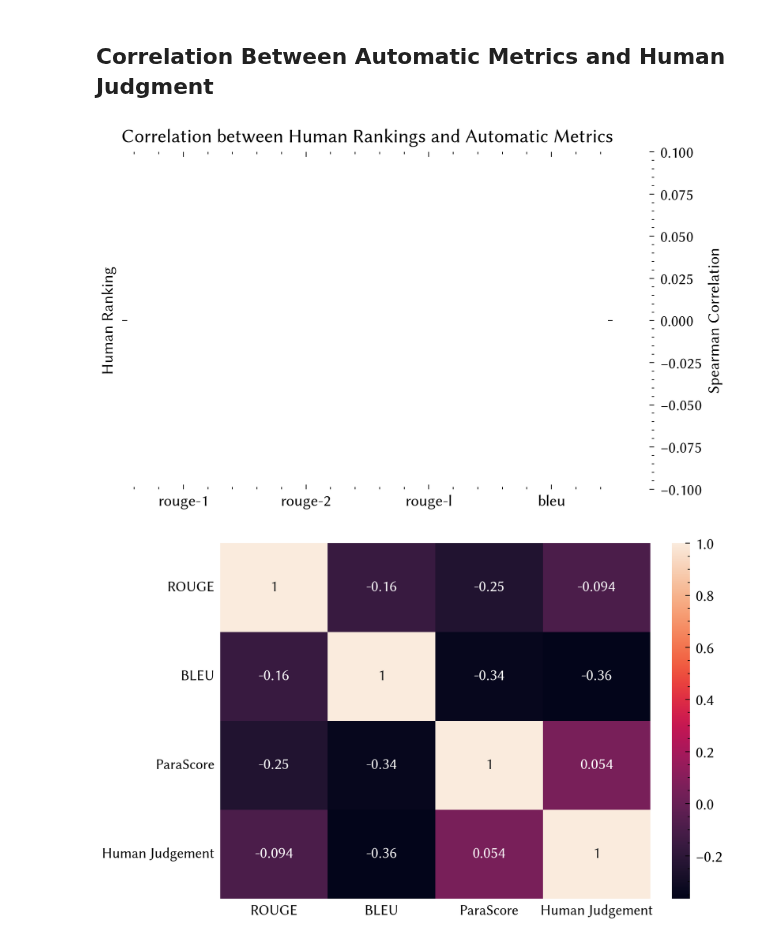
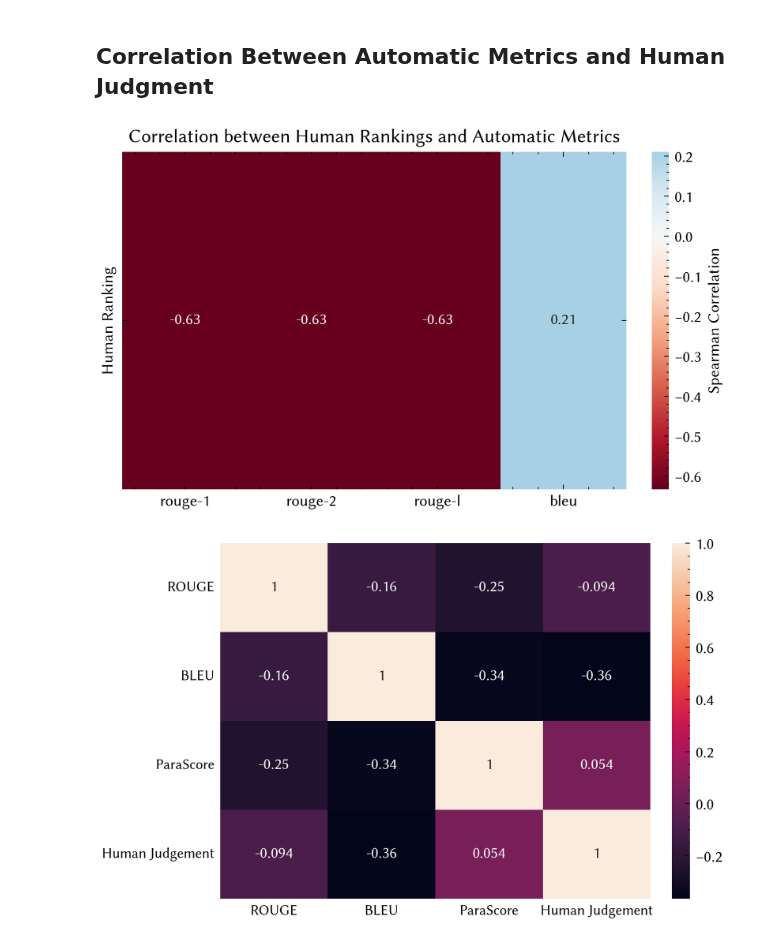
Before and after one commit to cluebbers/dpo-rlhf-paraphrase-types, a Jupyter notebook: notebooks/plots.ipynb, the cells around one changed output. Drawn from its saved outputs; the diff is of its cells as text; code cells hidden in the pictures.

```diff
--- a/notebooks/plots.ipynb
+++ b/notebooks/plots.ipynb
@@ -17,6 +17,11 @@ from transformers import AutoModelForSequenceClassification, AutoTokenizer
 # %%
 output_dir = "/home/slim/dpo-rhlf-paraphrase-types/out/plots"
 os.chdir("/home/slim/dpo-rhlf-paraphrase-types")
+
+with open('/home/slim/dpo-rhlf-paraphrase-types/out/gen-models/project-6-at-2024-11-11-11-01-407552a7.json', 'r') as f:
+    annotations_data = json.load(f)
+with open('/home/slim/dpo-rhlf-paraphrase-types/out/gen-models/generated_paraphrases_Llama-3.1-8B.json', 'r') as f:
+    evaluations_data = json.load(f)
 
 TOP_10_PARAPHRASE_TYPES = [
     "addition/deletion",
@@ -47,6 +52,7 @@ PARAPHRASE_TYPE_MAPPING = {
     "syntheticanalytic substitution": "Synthetic/Analytic Substitution",
     "synthetic/analytic substitution": "Synthetic/Analytic Substitution",
     "Syntheticanalytic substitution": "Synthetic/Analytic Substitution",
+    "Synthetic/analytic substitution": "Synthetic/Analytic Substitution",
 }
 
 
@@ -450,10 +455,7 @@ plt.show()
 # %% [markdown]
 ## Correlation Between Automatic Metrics and Human Judgment
 # %%
-with open('/home/slim/dpo-rhlf-paraphrase-types/out/gen-models/project-6-at-2024-11-11-08-29-217de474.json', 'r') as f:
-    annotations_data = json.load(f)
-with open('/home/slim/dpo-rhlf-paraphrase-types/out/gen-models/generated_paraphrases_Llama-3.1-8B.json', 'r') as f:
-    evaluations_data = json.load(f)
+
 
 def analyze_correlations():
     # Extract rankings and create dataframe
@@ -508,34 +510,34 @@ def analyze_correlations():
     # Create correlation plot
     fig, ax = plt.subplots(figsize=(width1, height1), dpi=300, constrained_layout=True)
     plt.style.use(["science", "no-latex"])
     sns.set_palette("colorblind")
     rcParams["font.family"] = "sans-serif"
     rcParams["font.sans-serif"] = ["Linux Biolinum O", "Linux Biolinum", "Biolinum"]
 
     sns.heatmap(
         corr_data,
         xticklabels=metrics,
         yticklabels=['Human Ranking'],
         cmap='RdBu',
         center=0,
         annot=True,
         fmt='.2f',
         cbar_kws={'label': 'Spearman Correlation'}
     )
 
     plt.title("Correlation between Human Rankings and Automatic Metrics")
 
     return plt
 
 # Create and save plot
 plot = analyze_correlations()
 
 output_path = os.path.join(output_dir, "correlation_matrix.pdf")
 plt.savefig(output_path, dpi=300)
 
 plot.show()
 # %% [output]
-[figure, old version]
+[figure, new version]
 # %%
 # Generate dummy scores for human rankings and automated metrics (ROUGE, BLEU, ParaScore)
 rouge_scores = np.random.uniform(0.4, 0.9, size=10)  # ROUGE scores
```
Also changed, not shown: parts of 5 cells of this notebook.
